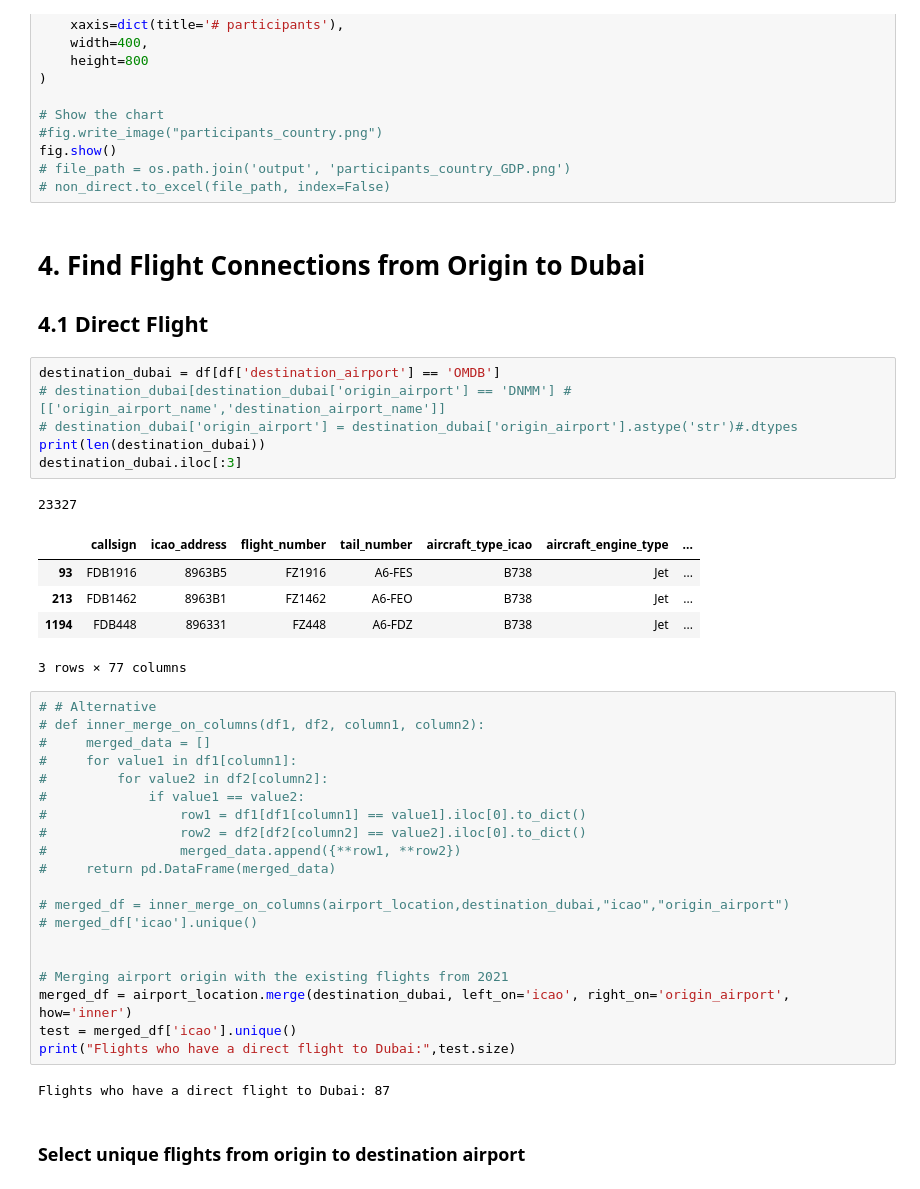
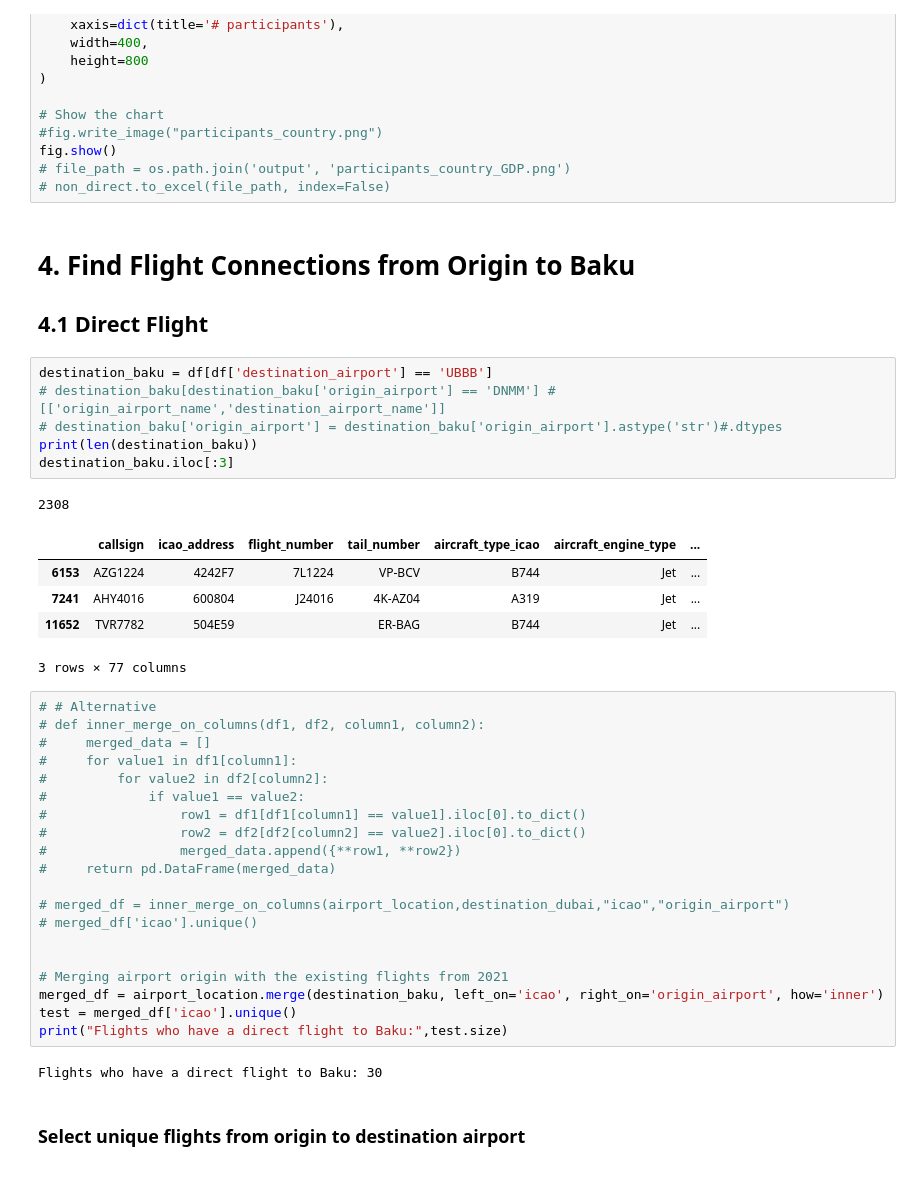
Before and after one commit to lukasschirren/COP_flight_analysis, a Jupyter notebook: cop29_flight_analysis.ipynb, the cells around one changed output. Drawn from its saved outputs; the diff is of its cells as text.

```diff
--- a/cop28_delegate_list.ipynb
+++ b/cop29_flight_analysis.ipynb
@@ -137,20 +137,20 @@ fig.show()
 # file_path = os.path.join('output', 'participants_country_GDP.png')
 # non_direct.to_excel(file_path, index=False)
 # %% [markdown]
-# 4. Find Flight Connections from Origin to Dubai
+# 4. Find Flight Connections from Origin to Baku
 ## 4.1 Direct Flight
 # %%
-destination_dubai = df[df['destination_airport'] == 'OMDB']
-# destination_dubai[destination_dubai['origin_airport'] == 'DNMM'] #[['origin_airport_name','destination_airport_name']]
-# destination_dubai['origin_airport'] = destination_dubai['origin_airport'].astype('str')#.dtypes
-print(len(destination_dubai))
-destination_dubai.iloc[:3]
+destination_baku = df[df['destination_airport'] == 'UBBB']
+# destination_baku[destination_baku['origin_airport'] == 'DNMM'] #[['origin_airport_name','destination_airport_name']]
+# destination_baku['origin_airport'] = destination_baku['origin_airport'].astype('str')#.dtypes
+print(len(destination_baku))
+destination_baku.iloc[:3]
 # %% [output]
-23327
+2308
 |  | callsign | icao_address | flight_number | tail_number | aircraft_type_icao | aircraft_engine_type | ... |
-| 93 | FDB1916 | 8963B5 | FZ1916 | A6-FES | B738 | Jet | ... |
-| 213 | FDB1462 | 8963B1 | FZ1462 | A6-FEO | B738 | Jet | ... |
-| 1194 | FDB448 | 896331 | FZ448 | A6-FDZ | B738 | Jet | ... |
+| 6153 | AZG1224 | 4242F7 | 7L1224 | VP-BCV | B744 | Jet | ... |
+| 7241 | AHY4016 | 600804 | J24016 | 4K-AZ04 | A319 | Jet | ... |
+| 11652 | TVR7782 | 504E59 |  | ER-BAG | B744 | Jet | ... |
 3 rows × 77 columns
 # %%
 # # Alternative
@@ -169,11 +169,11 @@ destination_dubai.iloc[:3]
 
 
 # Merging airport origin with the existing flights from 2021
-merged_df = airport_location.merge(destination_dubai, left_on='icao', right_on='origin_airport', how='inner')
+merged_df = airport_location.merge(destination_baku, left_on='icao', right_on='origin_airport', how='inner')
 test = merged_df['icao'].unique()
-print("Flights who have a direct flight to Dubai:",test.size)
+print("Flights who have a direct flight to Baku:",test.size)
 # %% [output]
-Flights who have a direct flight to Dubai: 87
+Flights who have a direct flight to Baku: 30
 # %% [markdown]
 ### Select unique flights from origin to destination airport
 # %%
```
Also changed, not shown: parts of 9 cells of this notebook, 5 other files.
